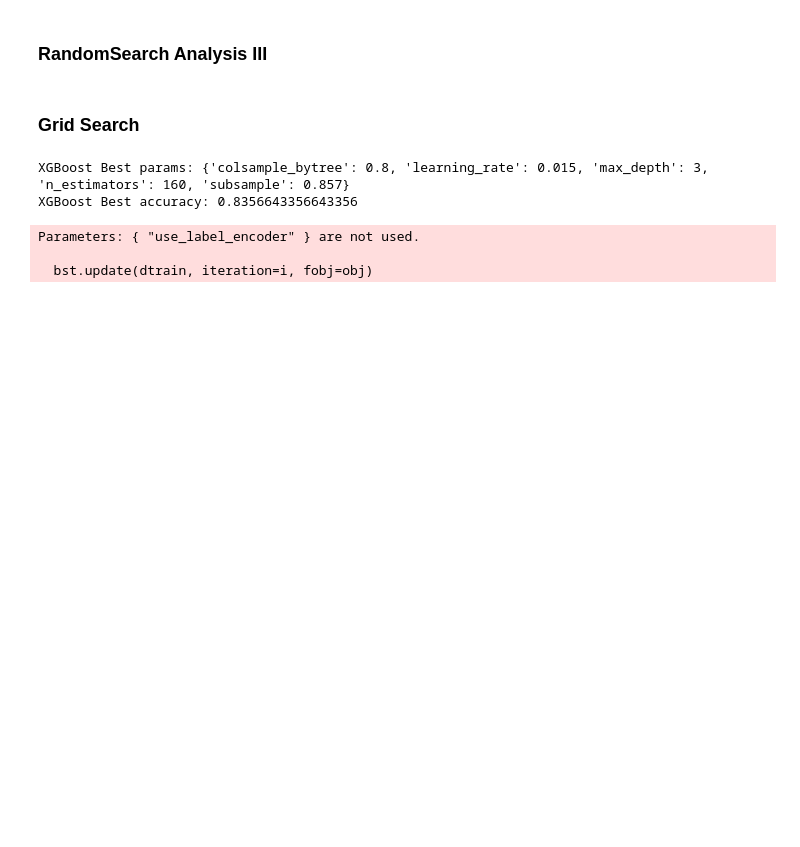
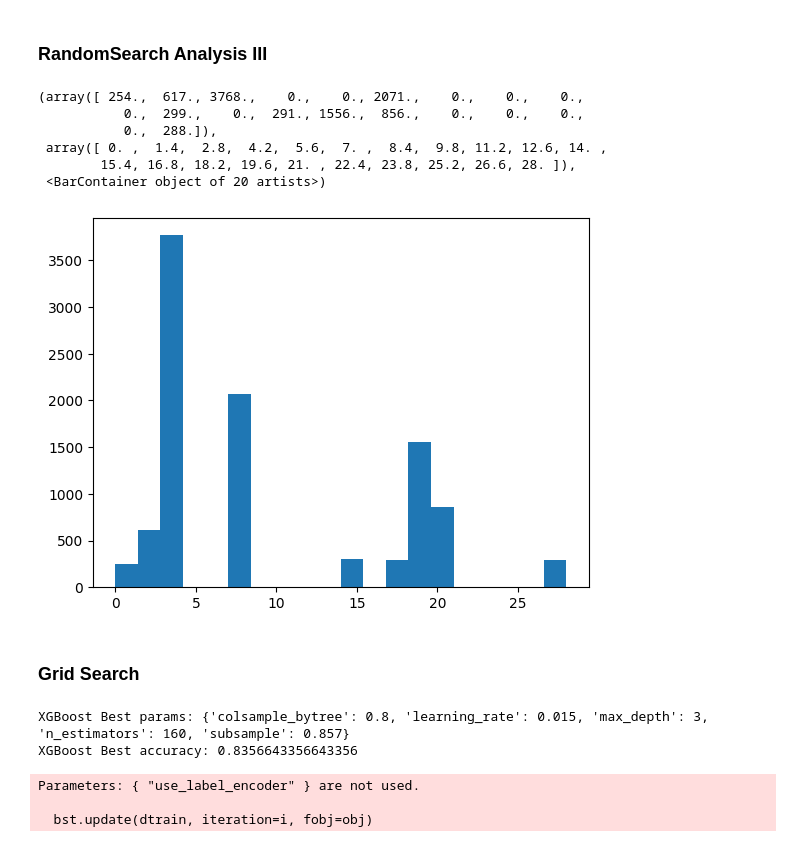
Before and after one commit to M9AE/titanic, a Jupyter notebook: 03.1_model_optimization.ipynb, the cells around one changed output. Drawn from its saved outputs; the diff is of its cells as text; code cells hidden in the pictures; blank space fills up the shorter version.

```diff
--- a/03.1_model_optimization.ipynb
+++ b/03.1_model_optimization.ipynb
@@ -454,3 +443,37 @@ cat_rand_cv_results = pd.DataFrame(extract_results_from_rand_search(cat_rand)["c
+# %%
+score_threshold = xgb_rand_cv_results["mean_test_score"].quantile(q=0.65)
+score_selection = xgb_rand_cv_results["mean_test_score"] > score_threshold
+selection = xgb_rand_cv_results.loc[score_selection, "mean_test_score"]
+# %%
+a, b = selection.min(), selection.max()
+exp_score = (selection - a) / (b-a)
+# %%
+score_cumul_list = [0] * selection.index[0]
+
+for k in range(selection.index[0], 30):
+    if k in selection.index:
+        score_cumul_list.append(
+            exp_score.loc[:k].sum()
+        )
+    else:
+        j = int(selection.index[selection.index < k].max())
+        score_cumul_list.append(
+            exp_score.loc[:j].sum()
+        )
+# %%
+M = exp_score.sum()
+X = np.random.uniform(0, M, 10000)
+P = np.searchsorted(score_cumul_list, X) - 1
+# %%
+plt.hist(P, bins=20)
+# %% [output]
+(array([ 254.,  617., 3768.,    0.,    0., 2071.,    0.,    0.,    0.,
+           0.,  299.,    0.,  291., 1556.,  856.,    0.,    0.,    0.,
+           0.,  288.]),
+ array([ 0. ,  1.4,  2.8,  4.2,  5.6,  7. ,  8.4,  9.8, 11.2, 12.6, 14. ,
+        15.4, 16.8, 18.2, 19.6, 21. , 22.4, 23.8, 25.2, 26.6, 28. ]),
+ <BarContainer object of 20 artists>)
+[figure, added]
 # %% [markdown]
 ### Grid Search
 # %%
```
Also changed, not shown: parts of 10 cells of this notebook, 4 other files.
